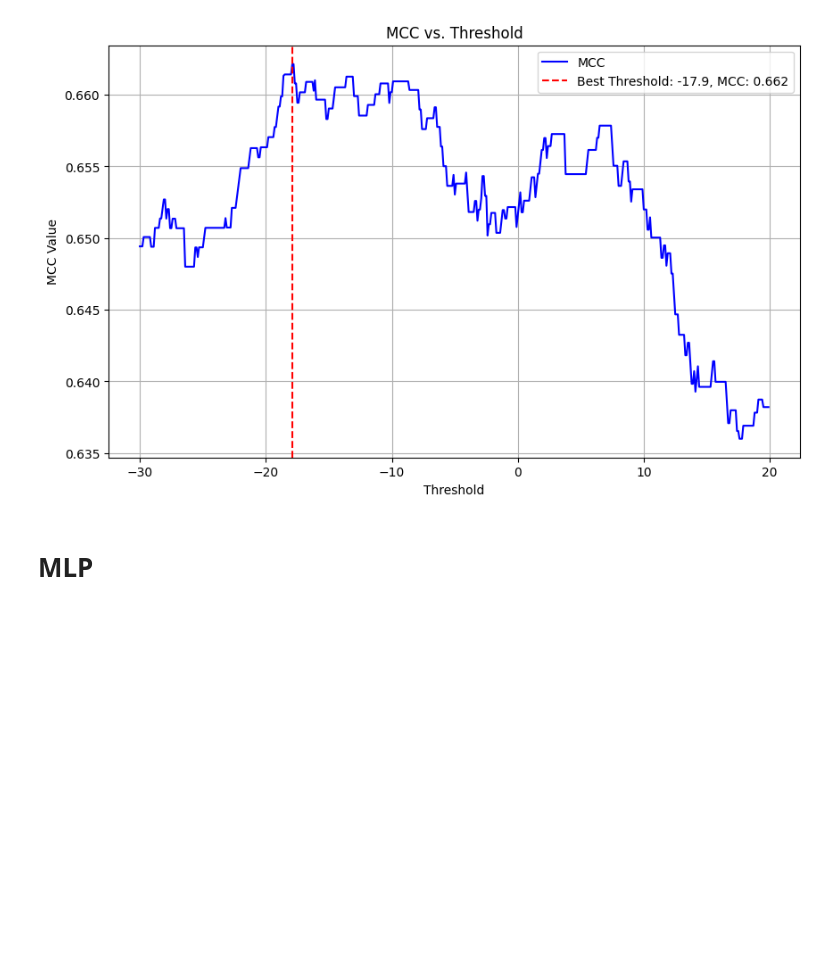
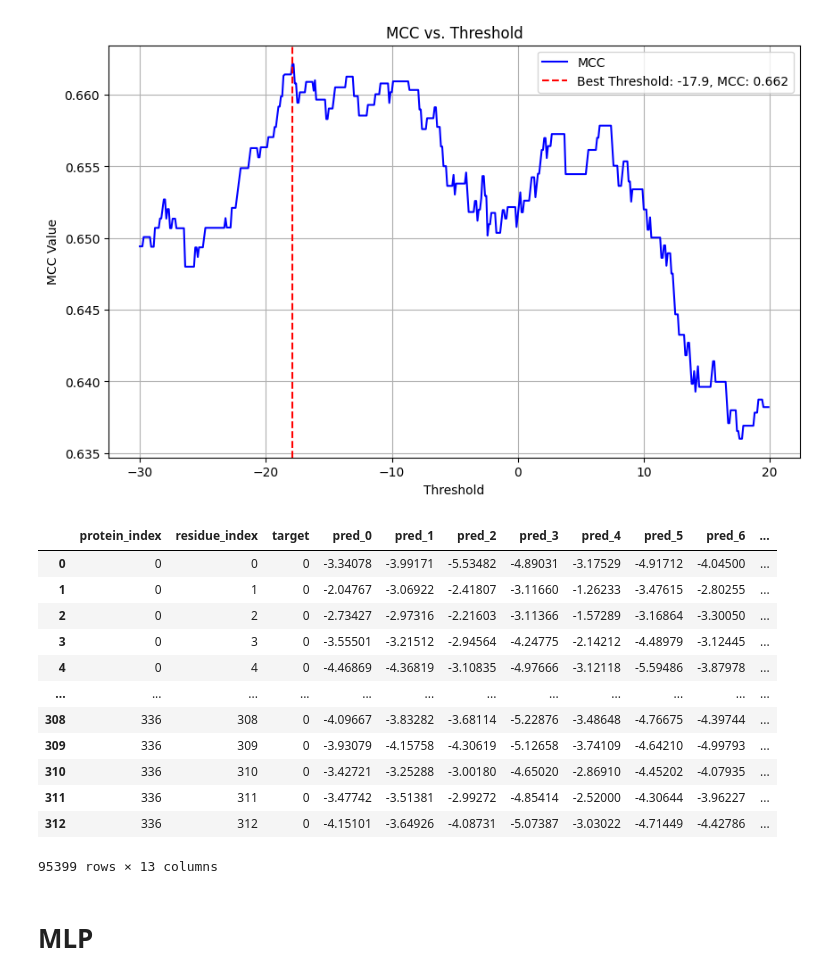
Before and after one commit to dlwocks31/atpbind, a Jupyter notebook: rus/boosting_test.ipynb, the cells around one changed output. Drawn from its saved outputs; the diff is of its cells as text; code cells hidden in the pictures; blank space fills up the shorter version.

```diff
--- a/rus/boosting_test.ipynb
+++ b/rus/boosting_test.ipynb
@@ -135,3 +135,9 @@ processing protein 10 / 41
 processing protein 20 / 41
 processing protein 30 / 41
 processing protein 40 / 41
+# %%
+df_train = create_pred_dataframe(
+    pipeline,
+    dataset=pipeline.train_set,
+    weights=weights,
+)
@@ -224,6 +241,22 @@ draw_mean_ensemble_thrshold_chart(df_test, start=-30, end=20)
 draw_mean_ensemble_thrshold_chart(df_valid, start=-30, end=20)
 # %% [output]
 [figure]
+# %%
+df_train
+# %% [output]
+|  | protein_index | residue_index | target | pred_0 | pred_1 | pred_2 | pred_3 | pred_4 | pred_5 | pred_6 | ... |
+| 0 | 0 | 0 | 0 | -3.34078 | -3.99171 | -5.53482 | -4.89031 | -3.17529 | -4.91712 | -4.04500 | ... |
+| 1 | 0 | 1 | 0 | -2.04767 | -3.06922 | -2.41807 | -3.11660 | -1.26233 | -3.47615 | -2.80255 | ... |
+| 2 | 0 | 2 | 0 | -2.73427 | -2.97316 | -2.21603 | -3.11366 | -1.57289 | -3.16864 | -3.30050 | ... |
+| 3 | 0 | 3 | 0 | -3.55501 | -3.21512 | -2.94564 | -4.24775 | -2.14212 | -4.48979 | -3.12445 | ... |
+| 4 | 0 | 4 | 0 | -4.46869 | -4.36819 | -3.10835 | -4.97666 | -3.12118 | -5.59486 | -3.87978 | ... |
+| ... | ... | ... | ... | ... | ... | ... | ... | ... | ... | ... | ... |
+| 308 | 336 | 308 | 0 | -4.09667 | -3.83282 | -3.68114 | -5.22876 | -3.48648 | -4.76675 | -4.39744 | ... |
+| 309 | 336 | 309 | 0 | -3.93079 | -4.15758 | -4.30619 | -5.12658 | -3.74109 | -4.64210 | -4.99793 | ... |
+| 310 | 336 | 310 | 0 | -3.42721 | -3.25288 | -3.00180 | -4.65020 | -2.86910 | -4.45202 | -4.07935 | ... |
+| 311 | 336 | 311 | 0 | -3.47742 | -3.51381 | -2.99272 | -4.85414 | -2.52000 | -4.30644 | -3.96227 | ... |
+| 312 | 336 | 312 | 0 | -4.15101 | -3.64926 | -4.08731 | -5.07387 | -3.03022 | -4.71449 | -4.42786 | ... |
+95399 rows × 13 columns
 # %% [markdown]
 # MLP
 # %%
```
Also changed, not shown: parts of 2 cells of this notebook, 6 other files.
